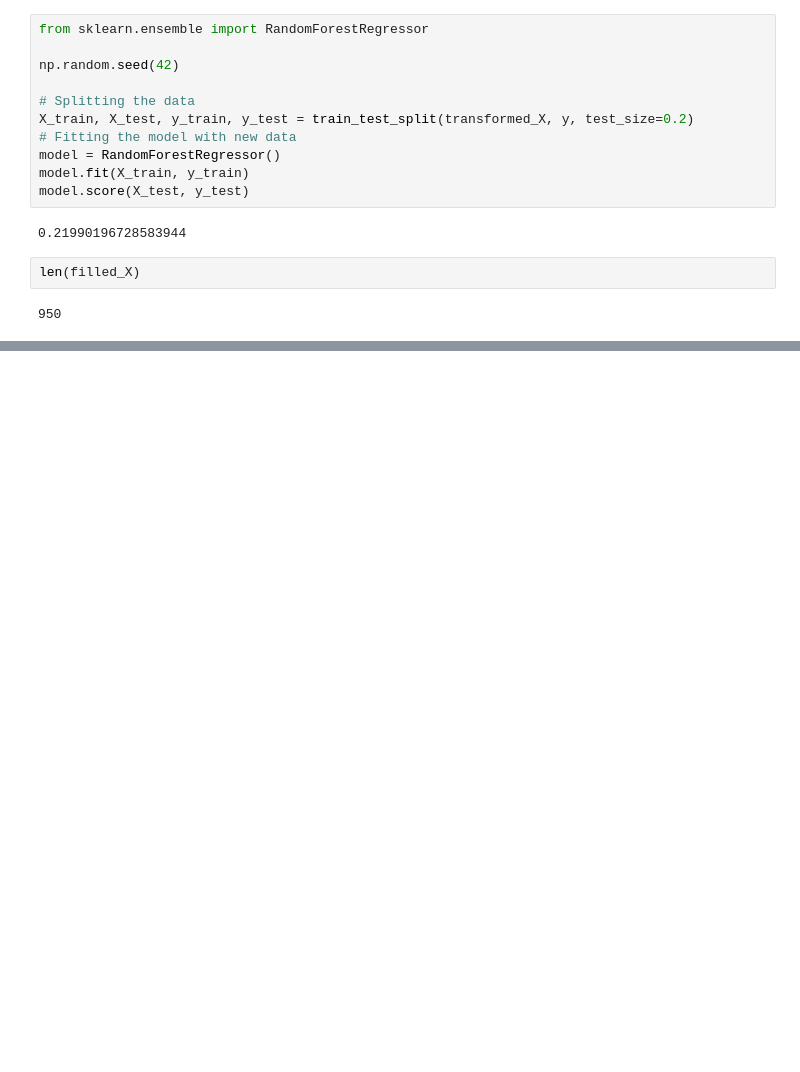
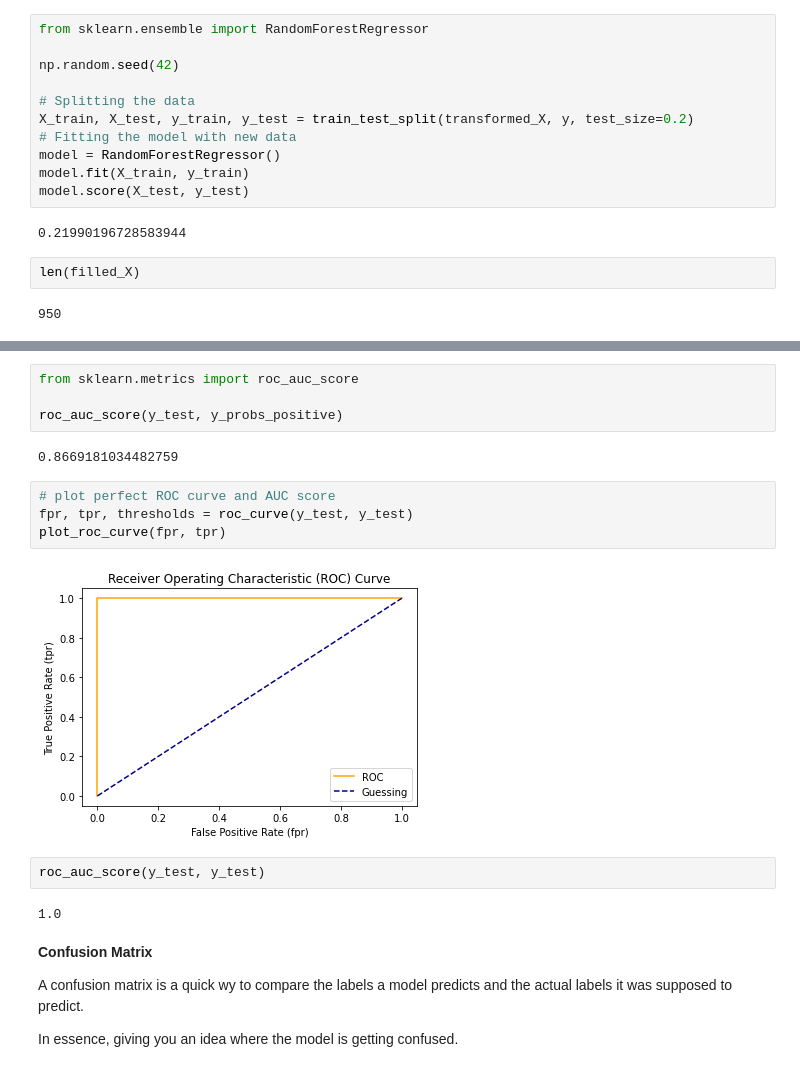
Before and after one commit to eternalAbyss/machine-learning, a Jupyter notebook: fundamentals/Introduction-to-scikit-learn.ipynb, the cells around one changed output, grey strips where cells are left out. Drawn from its saved outputs; the diff is of its cells as text; blank space fills up the shorter version.

```diff
--- a/fundamentals/Introduction-to-scikit-learn.ipynb
+++ b/fundamentals/Introduction-to-scikit-learn.ipynb
@@ -908,0 +1038,22 @@ Highest = 1.0 and Lowest = 0.0
+# %%
+from sklearn.metrics import roc_auc_score
+
+roc_auc_score(y_test, y_probs_positive)
+# %% [output]
+0.8669181034482759
+# %%
+# plot perfect ROC curve and AUC score
+fpr, tpr, thresholds = roc_curve(y_test, y_test)
+plot_roc_curve(fpr, tpr)
+# %% [output]
+[figure, added]
+# %%
+roc_auc_score(y_test, y_test)
+# %% [output]
+1.0
+# %% [markdown]
+**Confusion Matrix**
+
+A confusion matrix is a quick wy to compare the labels a model predicts and the actual labels it was supposed to predict.
+
+In essence, giving you an idea where the model is getting confused.
```
Also changed, not shown: parts of 118 cells of this notebook, 1 other file.
